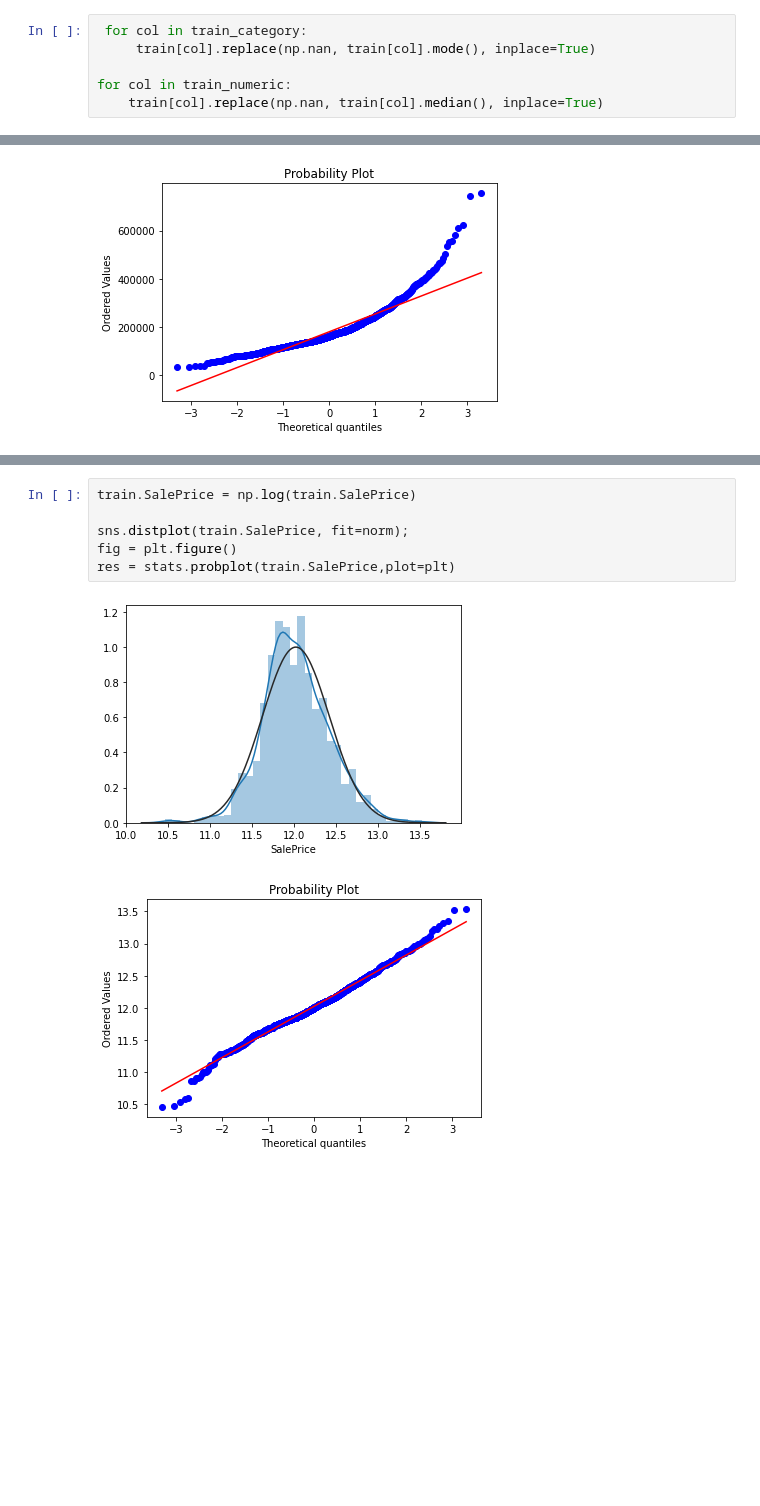
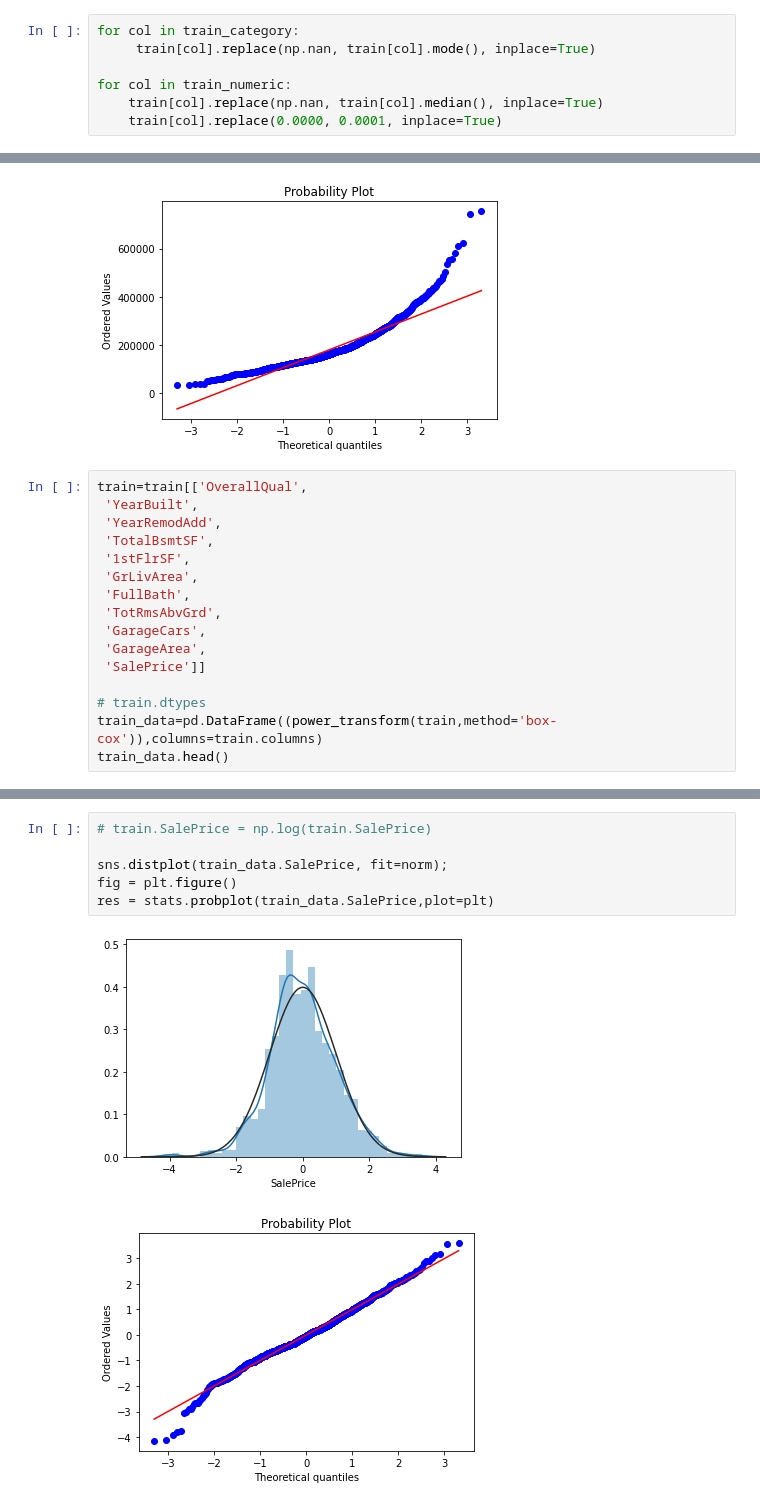
Before and after one commit to pshappycle/Home_Value_Predictor, a Jupyter notebook: Data/Housing_ML.ipynb, the cells around one changed output, grey strips where cells are left out. Saved outputs shown, nothing was run; the diff lists cells and outputs as text; blank space fills up the shorter version.

```diff
--- a/Data/Housing_ML.ipynb
+++ b/Data/Housing_ML.ipynb
@@ -37,11 +42,12 @@ missing_values.head(20)
 | MasVnrType | 8 | 0.547945 |
 | Electrical | 1 | 0.068493 |
 # %%
- for col in train_category:
+for col in train_category:
      train[col].replace(np.nan, train[col].mode(), inplace=True)
 
 for col in train_numeric:
     train[col].replace(np.nan, train[col].median(), inplace=True)
+    train[col].replace(0.0000, 0.0001, inplace=True)
 # %%
 top20 = pd.concat([train.corr()['SalePrice'].sort_values(ascending=False)[1:10], train.corr()['SalePrice'].sort_values(ascending=False)[-10:]])
 ax = top20.plot.bar()
@@ -62,3 +68,19 @@ res = stats.probplot(train.SalePrice, plot=plt)
 # %% [output]
 [figure]
 [figure]
+# %%
+train=train[['OverallQual',
+ 'YearBuilt',
+ 'YearRemodAdd',
+ 'TotalBsmtSF',
+ '1stFlrSF',
+ 'GrLivArea',
+ 'FullBath',
+ 'TotRmsAbvGrd',
+ 'GarageCars',
+ 'GarageArea',
+ 'SalePrice']]
+
+# train.dtypes
+train_data=pd.DataFrame((power_transform(train,method='box-cox')),columns=train.columns)
+train_data.head()
@@ -65,12 +94,12 @@ res = stats.probplot(train.SalePrice, plot=plt)
 # %%
-train.SalePrice = np.log(train.SalePrice)
+# train.SalePrice = np.log(train.SalePrice)
 
-sns.distplot(train.SalePrice, fit=norm);
+sns.distplot(train_data.SalePrice, fit=norm);
 fig = plt.figure()
-res = stats.probplot(train.SalePrice,plot=plt)
+res = stats.probplot(train_data.SalePrice,plot=plt)
 # %% [output]
-[figure, old version]
+[figure, new version]
-[figure, old version]
+[figure, new version]
 # %%
 # Train-test split
 from sklearn.model_selection import train_test_split
```
Also changed, not shown: parts of 6 cells of this notebook, 1 other file.
